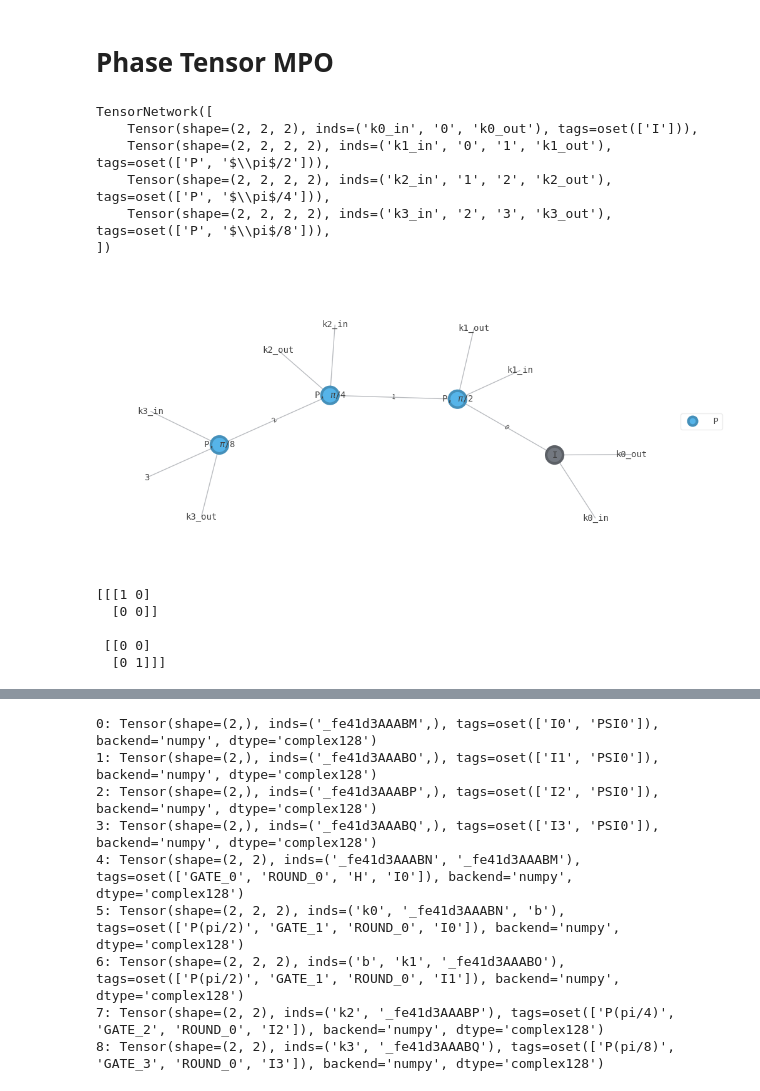
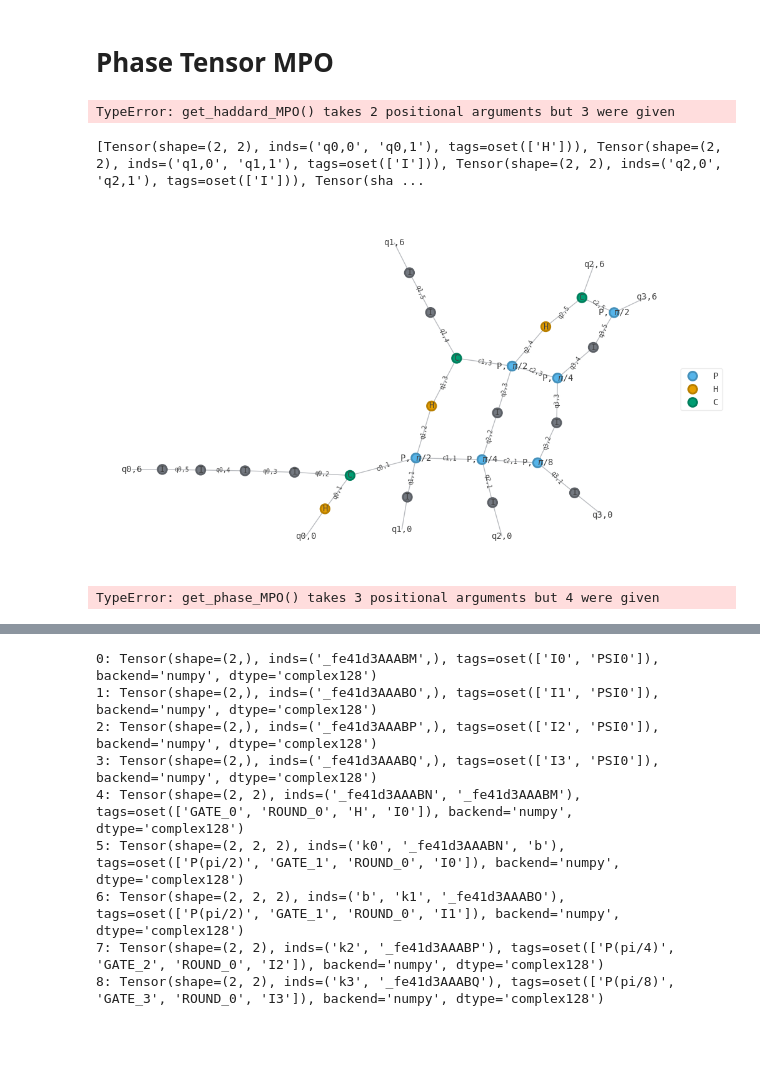
Before and after one commit to the-iron-ryan/MPO_QFT, a Jupyter notebook: QFT_MPO.ipynb, the cells around one changed output, grey strips where cells are left out. Saved outputs shown, nothing was run; the diff lists cells and outputs as text; code cells hidden in the pictures; blank space fills up the shorter version.

```diff
--- a/QFT_MPO.ipynb
+++ b/QFT_MPO.ipynb
@@ -62,0 +42,25 @@ def get_phase_MPO(N):
+# %%
+def getQ(row, col):
+    return f'q{row},{col}'
+
+def getC(row, col):
+    return f'c{row},{col}'
+# %%
+def get_haddard_MPO(N, row, col):
+    """
+    Get the MPO for the Hadamard gate and place it at the given row and col
+    """
+    tensors = []
+    for i in range(N):
+        inds=[getQ(i, col), getQ(i, col+1)]
+        if i == row:
+            tensors.append(qtn.Tensor(qu.hadamard(), inds=inds, tags='H'))
+        else:
+            tensors.append(qtn.Tensor(np.eye(2), inds=inds, tags='I'))
+
+    return tensors
+# %%
+hadamard_mp = get_haddard_MPO(0, 0)
+qtn.TensorNetwork(hadamard_mp).draw(color=['H'])
+# %% [output]
+TypeError: get_haddard_MPO() takes 2 positional arguments but 3 were given
@@ -63,19 +137,22 @@ def get_phase_MPO(N):
+# %%
+tensors = []
+
+tensors.extend(get_haddard_MPO(N, 0, 0))
+tensors.extend(get_phase_MPO(0, N, 1))
+tensors.extend(get_haddard_MPO(N, 1, 2))
+tensors.extend(get_phase_MPO(1, N, 3))
+tensors.extend(get_haddard_MPO(N, 2, 4))
+tensors.extend(get_phase_MPO(2, N, 5))
+# tensors.extend(get_haddard_MPO(N, 3, 6))
+print(tensors)
+tn = qtn.TensorNetwork2D(tensors)
+# merge_neighboring_indices(tn, N, N+1)
+tn.draw(color=['P','H', 'C'], figsize=(10, 10), show_inds='all', show_tags=True, iterations=100)
+# %% [output]
+[Tensor(shape=(2, 2), inds=('q0,0', 'q0,1'), tags=oset(['H'])), Tensor(shape=(2, 2), inds=('q1,0', 'q1,1'), tags=oset(['I'])), Tensor(shape=(2, 2), inds=('q2,0', 'q2,1'), tags=oset(['I'])), Tensor(sha ...
+[figure, added]
 # %%
-tensor_mpo = get_phase_MPO(N)
-tensor_mpo.draw(color=['P'], figsize=(10, 10), show_inds='all', show_tags=True)
+phase_mpo1 = get_phase_MPO(N, 1, N, 2)
+phase_mpo1.draw(color=['P'], figsize=(10, 10), show_inds='all', show_tags=True)
 # %% [output]
-TensorNetwork([
-    Tensor(shape=(2, 2, 2), inds=('k0_in', '0', 'k0_out'), tags=oset(['I'])),
-    Tensor(shape=(2, 2, 2, 2), inds=('k1_in', '0', '1', 'k1_out'), tags=oset(['P', '$\\pi$/2'])),
-    Tensor(shape=(2, 2, 2, 2), inds=('k2_in', '1', '2', 'k2_out'), tags=oset(['P', '$\\pi$/4'])),
-    Tensor(shape=(2, 2, 2, 2), inds=('k3_in', '2', '3', 'k3_out'), tags=oset(['P', '$\\pi$/8'])),
-])
+TypeError: get_phase_MPO() takes 3 positional arguments but 4 were given
-[figure, removed]
-# %%
-print(tensor_mpo.tensors[0].data)
-# %% [output]
-[[[1 0]
-  [0 0]]
-
- [[0 0]
-  [0 1]]]
```
Also changed, not shown: parts of 6 cells of this notebook.
